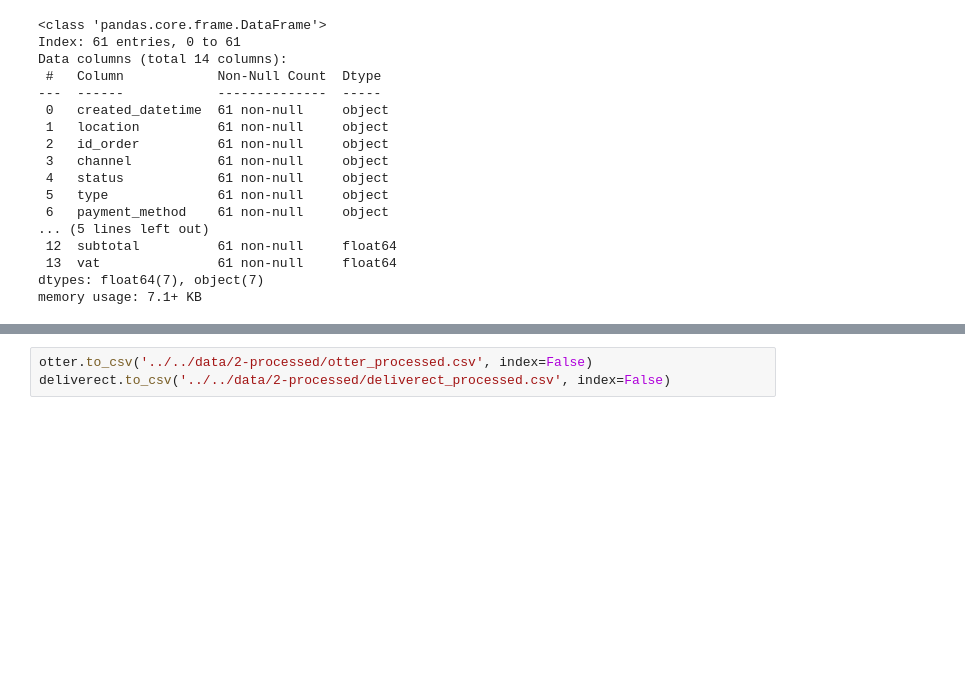
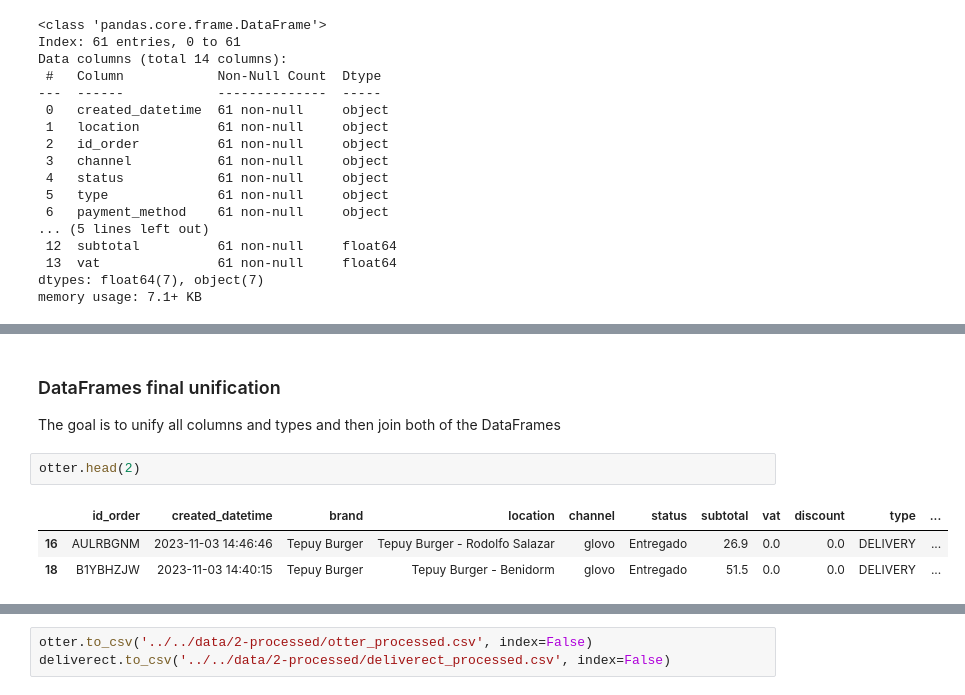
Before and after one commit to jomariapc/ETL_Project, a Jupyter notebook: src/Jupyter_Notebook/III.Data_Unification.ipynb, the cells around one changed output, grey strips where cells are left out. Drawn from its saved outputs; the diff is of its cells as text; blank space fills up the shorter version.

```diff
--- a/src/Jupyter_Notebook/III.Data_Unification.ipynb
+++ b/src/Jupyter_Notebook/III.Data_Unification.ipynb
@@ -224,0 +237,9 @@ deliverect = change_type(deliverect, 'id_order', 'int64','object')
+# %% [markdown]
+### DataFrames final unification
+The goal is to unify all columns and types and then join both of the DataFrames
+# %%
+otter.head(2)
+# %% [output]
+|  | id_order | created_datetime | brand | location | channel | status | subtotal | vat | discount | type | ... |
+| 16 | AULRBGNM | 2023-11-03 14:46:46 | Tepuy Burger | Tepuy Burger - Rodolfo Salazar | glovo | Entregado | 26.9 | 0.0 | 0.0 | DELIVERY | ... |
+| 18 | B1YBHZJW | 2023-11-03 14:40:15 | Tepuy Burger | Tepuy Burger - Benidorm | glovo | Entregado | 51.5 | 0.0 | 0.0 | DELIVERY | ... |
```
Also changed, not shown: parts of 14 cells of this notebook, 11 other files.
